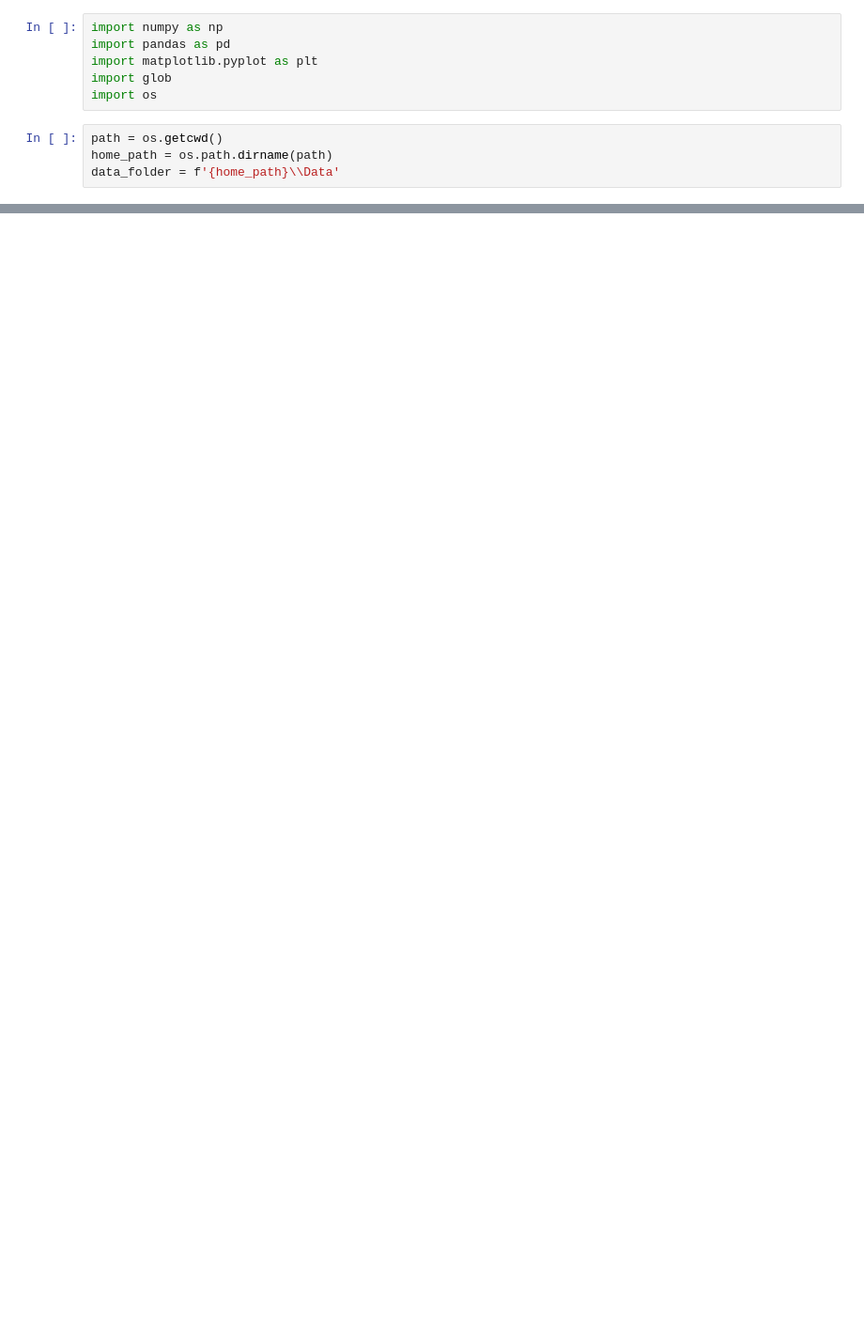
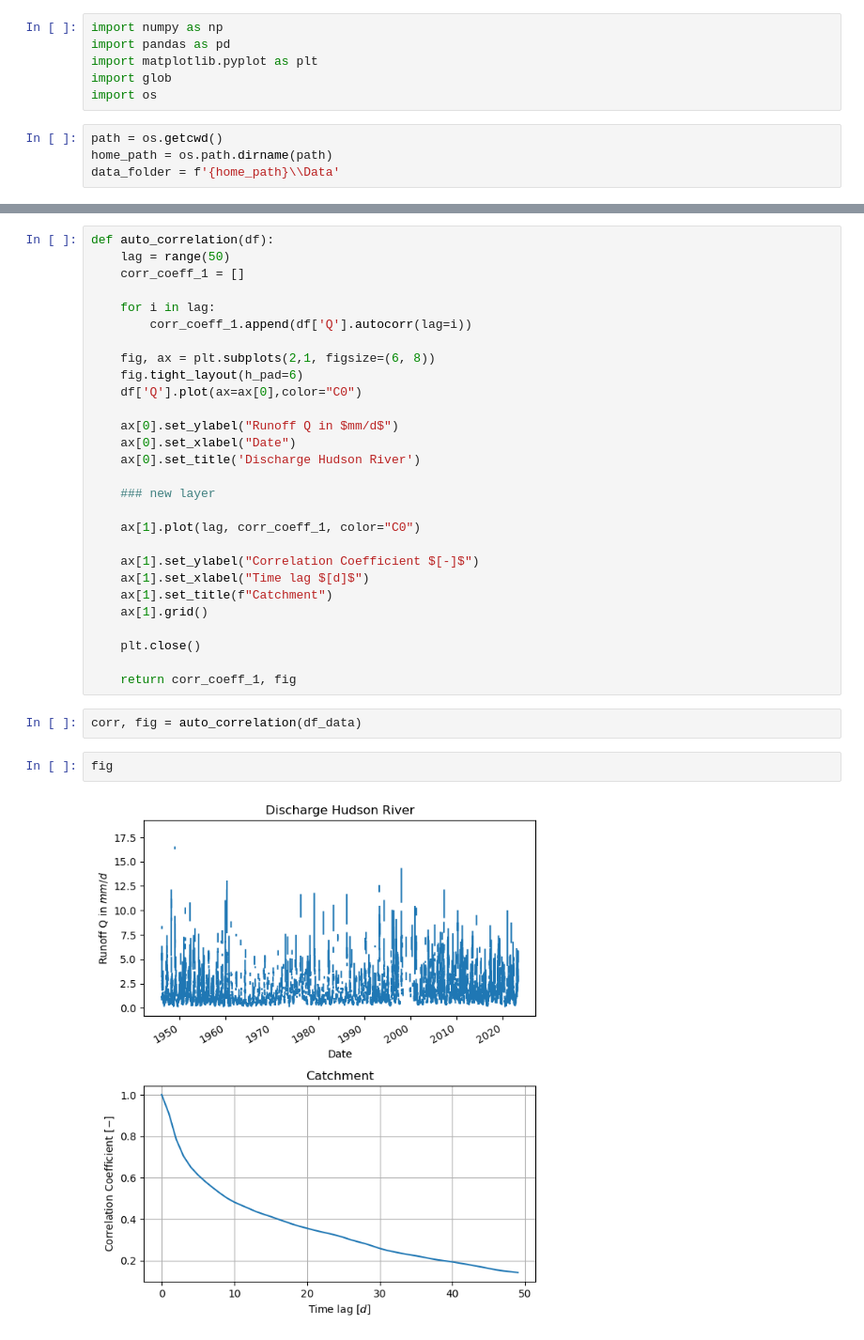
Before and after one commit to Daafip/ENVM1502-Catchment-model, a Jupyter notebook: Python files/budyko.ipynb, the cells around one changed output, grey strips where cells are left out. Shown at 94% size. Saved outputs shown, nothing was run; the diff lists cells and outputs as text; blank space fills up the shorter version.

```diff
--- a/Python files/budyko.ipynb
+++ b/Python files/budyko.ipynb
@@ -24,0 +112,34 @@ files_P
+# %%
+def auto_correlation(df):
+    lag = range(50)
+    corr_coeff_1 = []
+
+    for i in lag:
+        corr_coeff_1.append(df['Q'].autocorr(lag=i))
+
+    fig, ax = plt.subplots(2,1, figsize=(6, 8))
+    fig.tight_layout(h_pad=6)
+    df['Q'].plot(ax=ax[0],color="C0")
+
+    ax[0].set_ylabel("Runoff Q in $mm/d$")
+    ax[0].set_xlabel("Date")
+    ax[0].set_title('Discharge Hudson River')
+
+    ### new layer
+
+    ax[1].plot(lag, corr_coeff_1, color="C0")
+
+    ax[1].set_ylabel("Correlation Coefficient $[-]$")
+    ax[1].set_xlabel("Time lag $[d]$")
+    ax[1].set_title(f"Catchment")
+    ax[1].grid()
+
+    plt.close()
+
+    return corr_coeff_1, fig
+# %%
+corr, fig = auto_correlation(df_data)
+# %%
+fig
+# %% [output]
+[figure, added]
```
Also changed, not shown: parts of 8 cells of this notebook, 2 other files.
